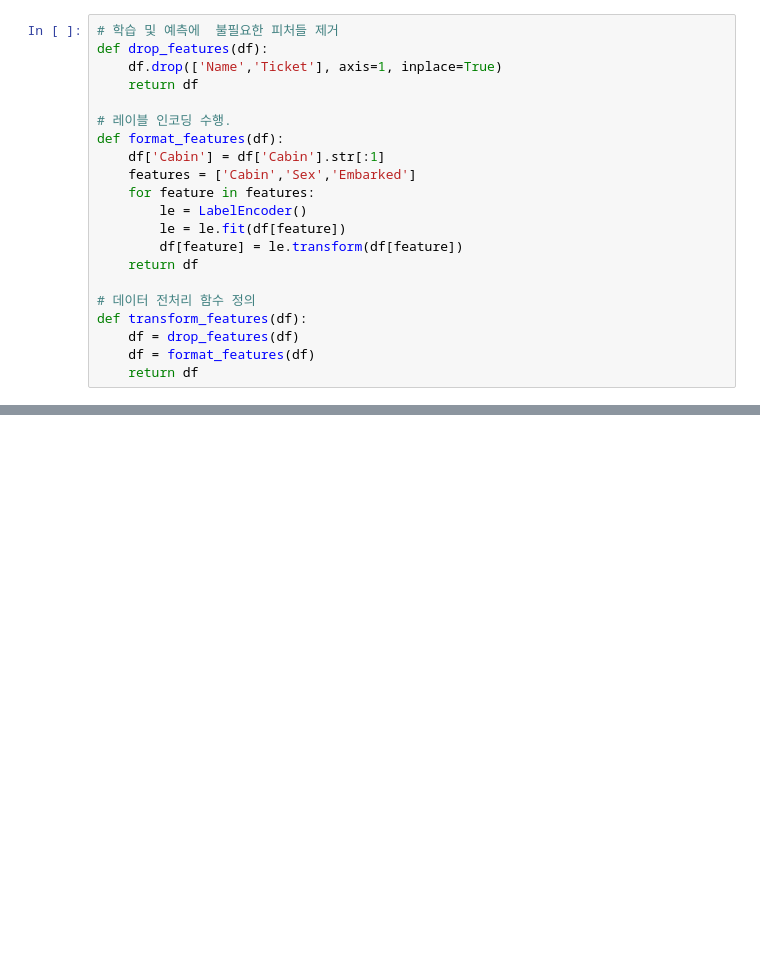
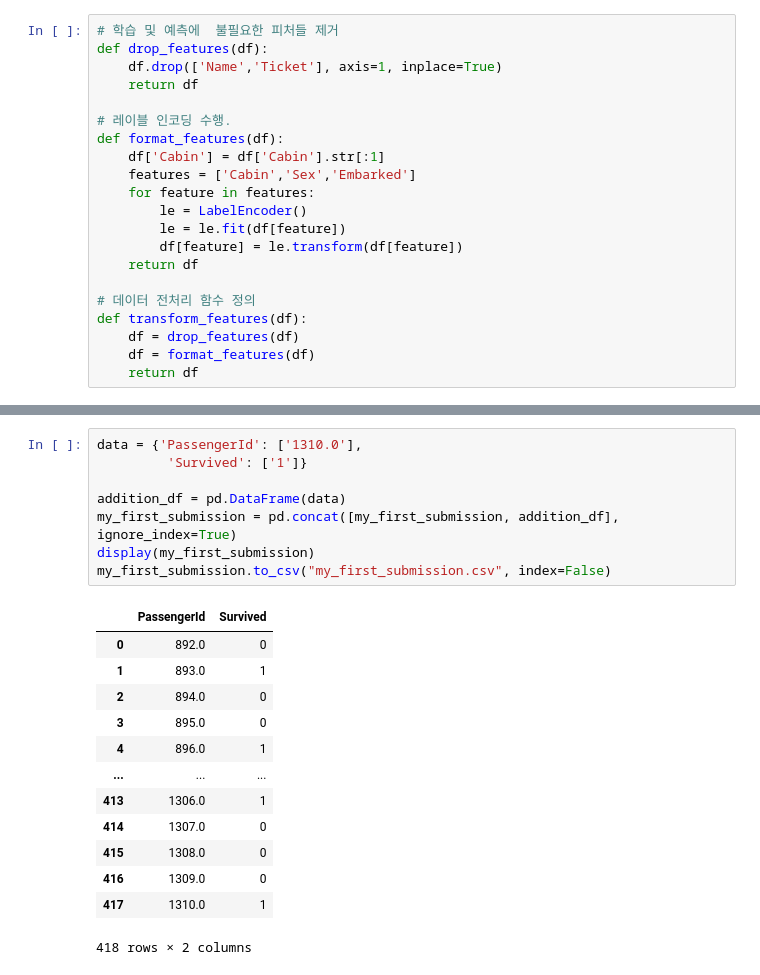
Before and after one commit to chlwldns00/scikitlearn-, a Jupyter notebook: titanic-disaster-competition.ipynb, the cells around one changed output, grey strips where cells are left out. Saved outputs shown, nothing was run; the diff lists cells and outputs as text; blank space fills up the shorter version.

```diff
--- a/titanic-disaster-competition.ipynb
+++ b/titanic-disaster-competition.ipynb
@@ -136,3 +263,25 @@ my_first_submission.to_csv("my_first_submission.csv", index=False)
+# %%
+data = {'PassengerId': ['1310.0'],
+         'Survived': ['1']}
+
+addition_df = pd.DataFrame(data)
+my_first_submission = pd.concat([my_first_submission, addition_df], ignore_index=True)
+display(my_first_submission)
+my_first_submission.to_csv("my_first_submission.csv", index=False)
+# %% [output]
+|  | PassengerId | Survived |
+| 0 | 892.0 | 0 |
+| 1 | 893.0 | 1 |
+| 2 | 894.0 | 0 |
+| 3 | 895.0 | 0 |
+| 4 | 896.0 | 1 |
+| ... | ... | ... |
+| 413 | 1306.0 | 1 |
+| 414 | 1307.0 | 0 |
+| 415 | 1308.0 | 0 |
+| 416 | 1309.0 | 0 |
+| 417 | 1310.0 | 1 |
+418 rows × 2 columns
 # %%
 dpredictions
 len(dpredictions)
```
Also changed, not shown: parts of 13 cells of this notebook.
